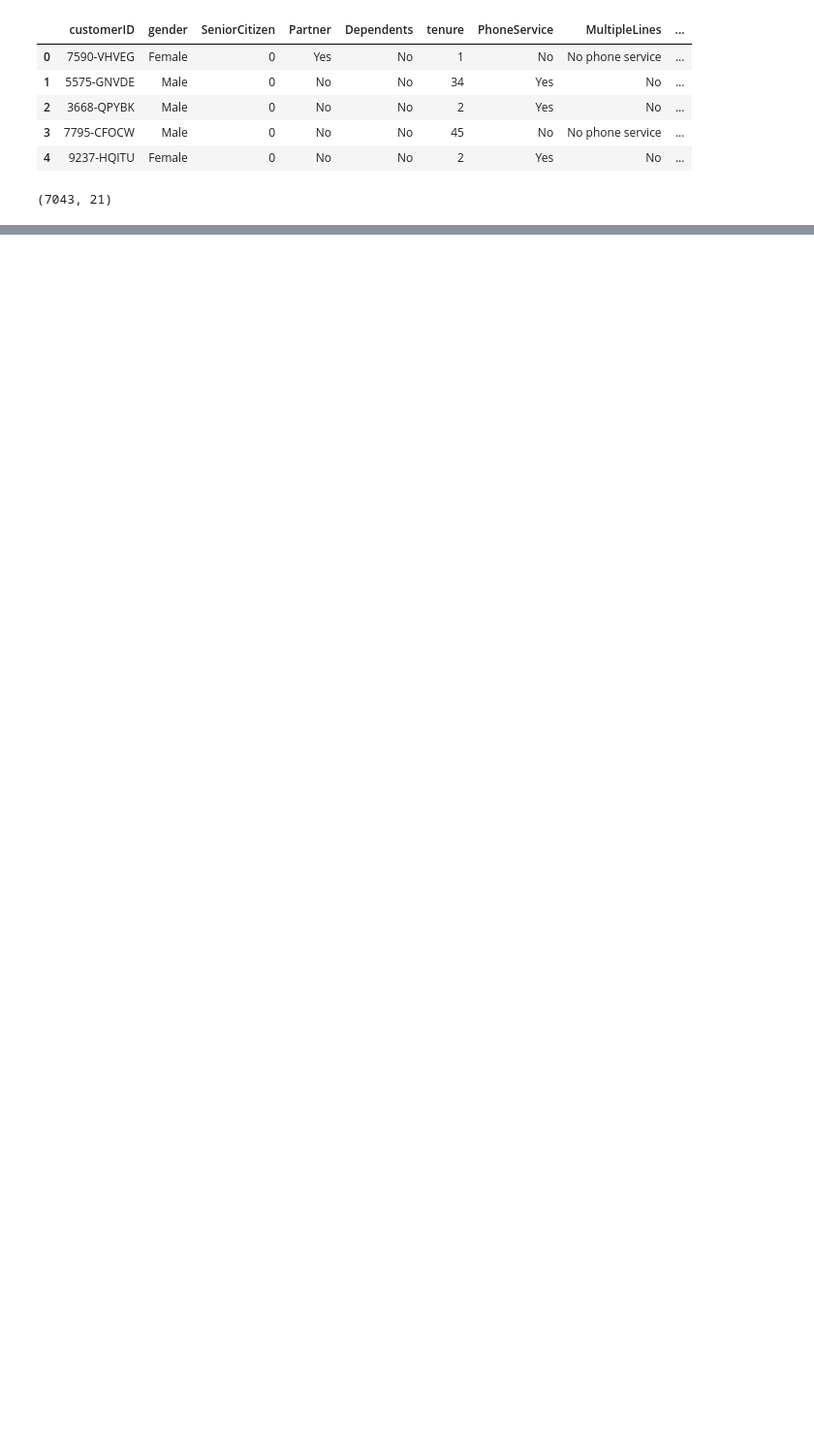
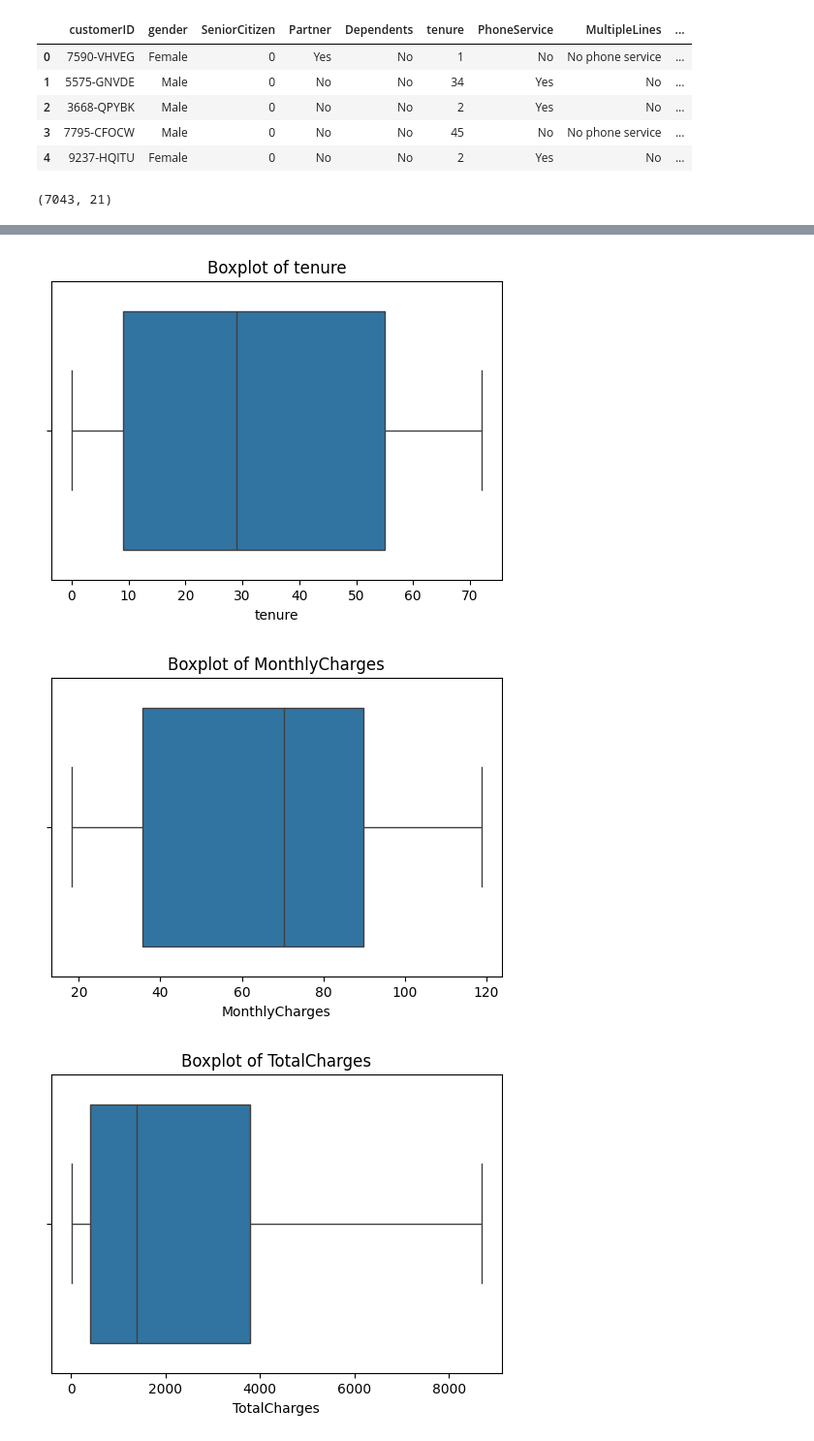
Before and after one commit to sMathujan/Telecom-Customer-Churn-Prediction, a Jupyter notebook: notebooks/EDA.ipynb, the cells around one changed output, grey strips where cells are left out. Shown at 97% size. Saved outputs shown, nothing was run; the diff lists cells and outputs as text; code cells hidden in the pictures; blank space fills up the shorter version.

Commit message:
Data overview has been updated

```diff
--- a/notebooks/EDA.ipynb
+++ b/notebooks/EDA.ipynb
@@ -85,13 +39,0 @@ df.head()
-# %%
-# Categorical columns with > 2 unique values
-multi_cat_cols = [
-    'MultipleLines', 'InternetService', 'OnlineSecurity', 'OnlineBackup',
-    'DeviceProtection', 'TechSupport', 'StreamingTV', 'StreamingMovies',
-    'Contract', 'PaymentMethod'
-]
-
-# One-hot encode
-df = pd.get_dummies(df, columns=multi_cat_cols, drop_first=True)
-
-# Display the DataFrame after one-hot encoding
-df.head()
@@ -104,0 +61,7 @@ df.head()
+# %%
+# Check for blank strings in object columns
+print("\\nBlank string entries:")
+for col in df.select_dtypes(include='object'):
+    blank_count = df[col].apply(lambda x: str(x).strip() == '').sum()
+    if blank_count > 0:
+        print(f"{col}: {blank_count} blank entries")
@@ -104,0 +71,3 @@ df.head()
+# %%
+# Convert TotalCharges to numeric to identify conversion errors
+df['TotalCharges'] = pd.to_numeric(df['TotalCharges'], errors='coerce')
@@ -104,0 +96,3 @@ df.head()
+# %%
+# Drop customerID column
+df.drop('customerID', axis=1, inplace=True)
@@ -104,0 +120,12 @@ df.head()
+# %%
+# Boxplots to detect outliers in numeric columns
+numeric_cols = ['tenure', 'MonthlyCharges', 'TotalCharges']
+for col in numeric_cols:
+    plt.figure(figsize=(6, 4))
+    sns.boxplot(x=df[col])
+    plt.title(f'Boxplot of {col}')
+    plt.show()
+# %% [output]
+[figure, added]
+[figure, added]
+[figure, added]
```
Also changed, not shown: parts of 21 cells of this notebook.
